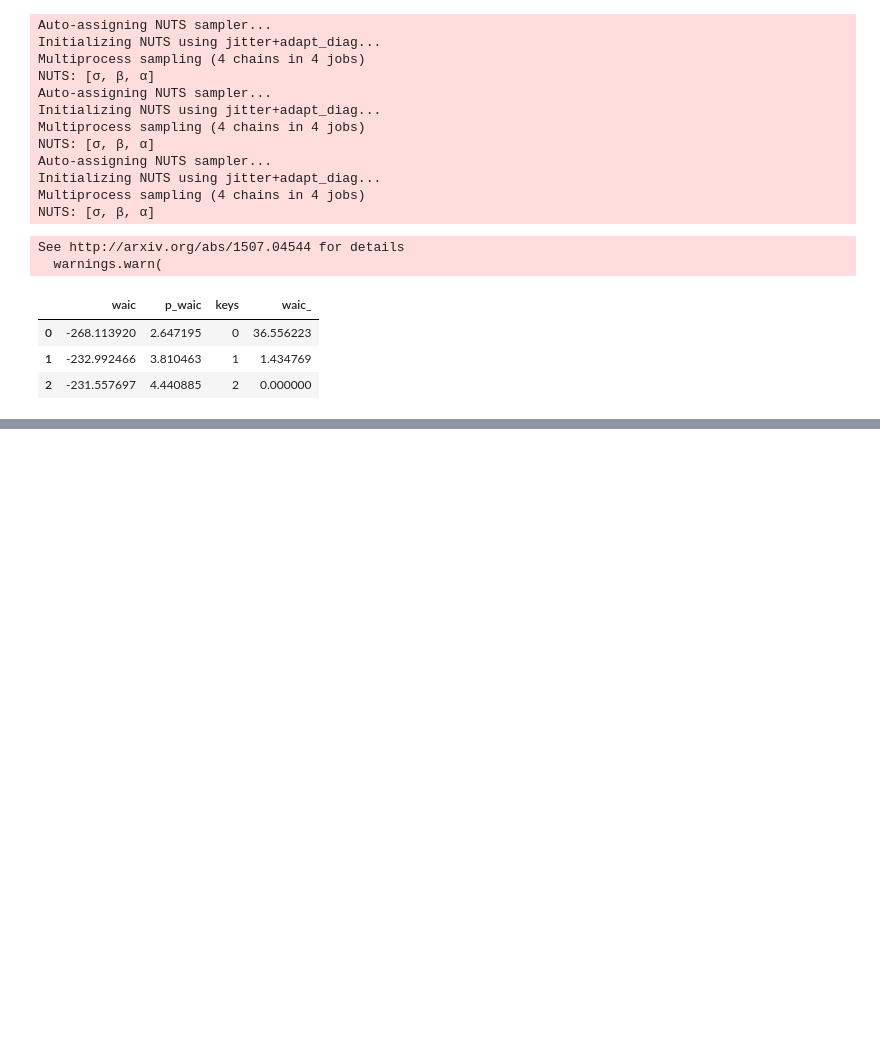
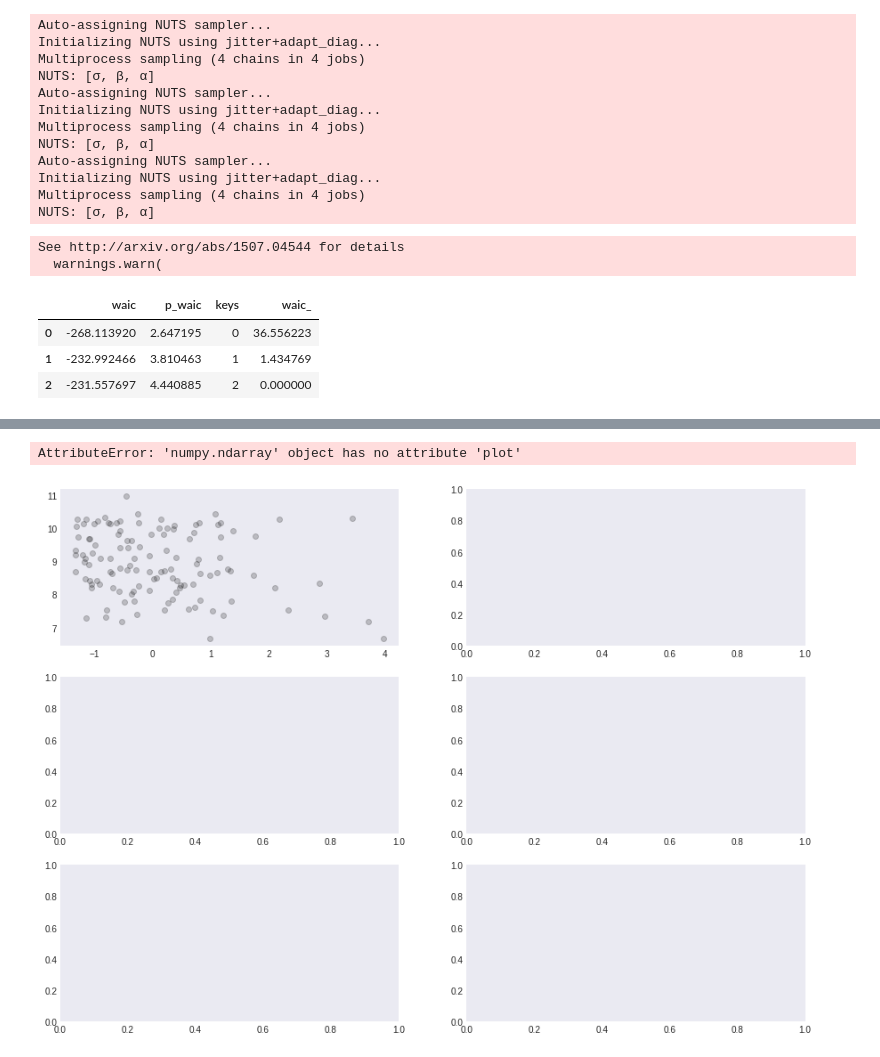
Before and after one commit to bartfrenk/courses, a Jupyter notebook: statistical-rethinking/notebooks/chapter-7.ipynb, the cells around one changed output, grey strips where cells are left out. Saved outputs shown, nothing was run; the diff lists cells and outputs as text; code cells hidden in the pictures; blank space fills up the shorter version.

```diff
--- a/statistical-rethinking/notebooks/chapter-7.ipynb
+++ b/statistical-rethinking/notebooks/chapter-7.ipynb
@@ -45,3 +52,5 @@ df.head()
 | 2 | a | 1 | 3 | 111.04 | -1.0 | 1.0 | -17.953704 |
 | 3 | a | 2 | 1 | 183.47 | 0.0 | -1.0 | 54.476296 |
 | 4 | a | 2 | 2 | 59.16 | 0.0 | 0.0 | -69.833704 |
+# %%
+expr = ModelExpr.from_string("blooms = water_ + shade_ + water_ * shade_", df=df)
@@ -300,3 +318,9 @@ See http://arxiv.org/abs/1507.04544 for details
 | 0 | -268.113920 | 2.647195 | 0 | 36.556223 |
 | 1 | -232.992466 | 3.810463 | 1 | 1.434769 |
 | 2 | -231.557697 | 4.440885 | 2 | 0.000000 |
+# %%
+exprs = [ModelExpr.from_str("log_gdp = rugged_"),
+         ModelExpr.from_str("log_gdp = rugged_ + cont_africa"),
+         ModelExpr.from_str("log_gdp = rugged_ + cont_africa + rugged_ * cont_africa")]
+models = [expr.model(df) for expr in exprs]
+traces = [pm.sample(model=model, draws=2000, tune=2000) for model in models]
@@ -302,0 +349,10 @@ See http://arxiv.org/abs/1507.04544 for details
+# %%
+fig, ax = plt.subplots(len(exprs), 2)
+for i in range(len(exprs)):
+    for cont_africa in range(2):
+        _df = df[df.cont_africa == cont_africa]
+        ax[i, cont_africa].plot(_df.rugged_, _df.log_gdp, "o", color="black", alpha=0.2)
+        plot_lm(ax[i, cont_africa], exprs[i], traces[i], n=10000, rugged_=xs, cont_africa=cont_africa)
+# %% [output]
+AttributeError: 'numpy.ndarray' object has no attribute 'plot'
+[figure, added]
```
Also changed, not shown: parts of 8 cells of this notebook, 6 other files.
